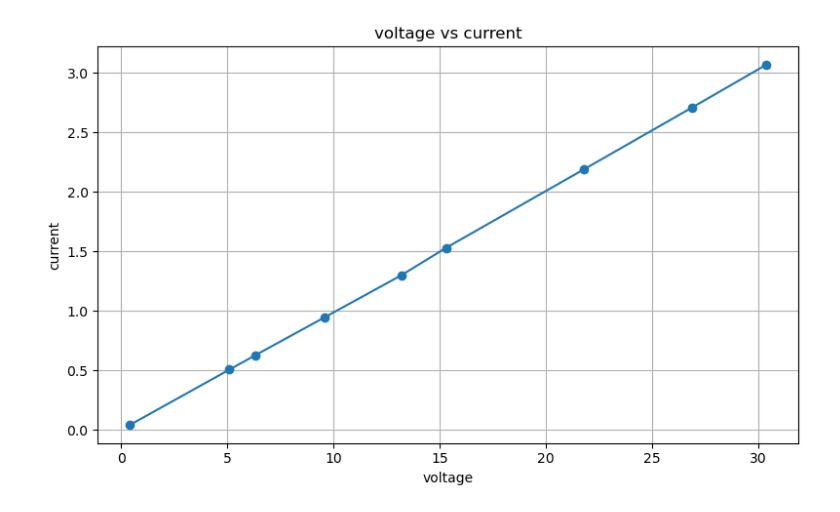
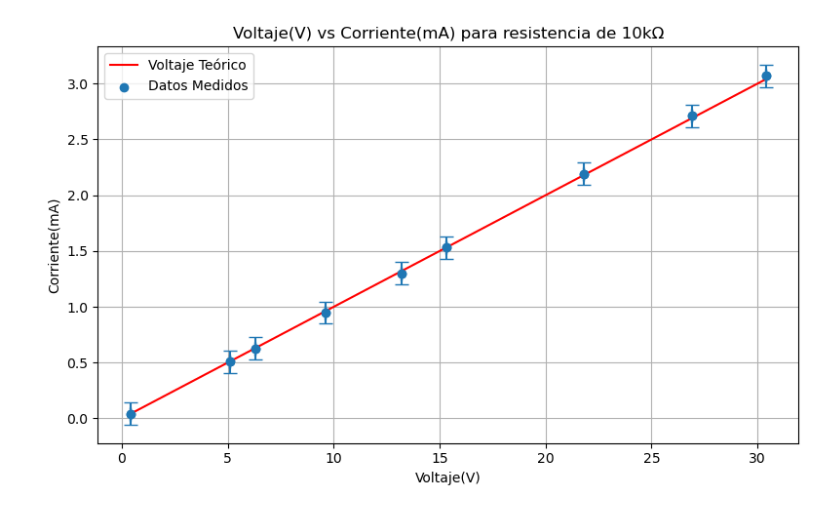
Before and after one commit to mlombardia/labos-f2-1Q2025, a Jupyter notebook: labo1/graficos.ipynb, the cells around one changed output. Saved outputs shown, nothing was run; the diff lists cells and outputs as text; code cells hidden in the pictures.

```diff
--- a/labo1/graficos.ipynb
+++ b/labo1/graficos.ipynb
@@ -1,20 +1,25 @@
 # %%
 import pandas as pd
 import matplotlib.pyplot as plt
 
 archivo_csv = 'datos.csv'
 df = pd.read_csv(archivo_csv)
 
-columna_x = 'voltage'
-columna_y = 'current'
+columna_x = 'Voltaje'
+columna_y = 'Corriente'
+
+corriente_teorica = df['voltage'] / 10
 
 plt.figure(figsize=(8, 5))
-plt.plot(df[columna_x], df[columna_y], marker='o')
-plt.xlabel(columna_x)
-plt.ylabel(columna_y)
-plt.title(f'{columna_x} vs {columna_y}')
+plt.errorbar(df['voltage'], df['current'], xerr=0.0225, yerr=0.1, fmt='o', capsize=5)
+plt.plot(df['voltage'], corriente_teorica, 'r-', label='Voltaje Teórico')
+plt.scatter(df['voltage'], df['current'], marker='o', label='Datos Medidos')
+plt.xlabel(columna_x + '(V)')
+plt.ylabel(columna_y + '(mA)')
+plt.title(f'{columna_x}(V) vs {columna_y}(mA) para resistencia de 10kΩ')
 plt.grid(True)
 plt.tight_layout()
+plt.legend()
 plt.show()
 # %% [output]
-[figure, old version]
+[figure, new version]
```
Also changed, not shown: parts of 2 cells of this notebook, 4 other files.
